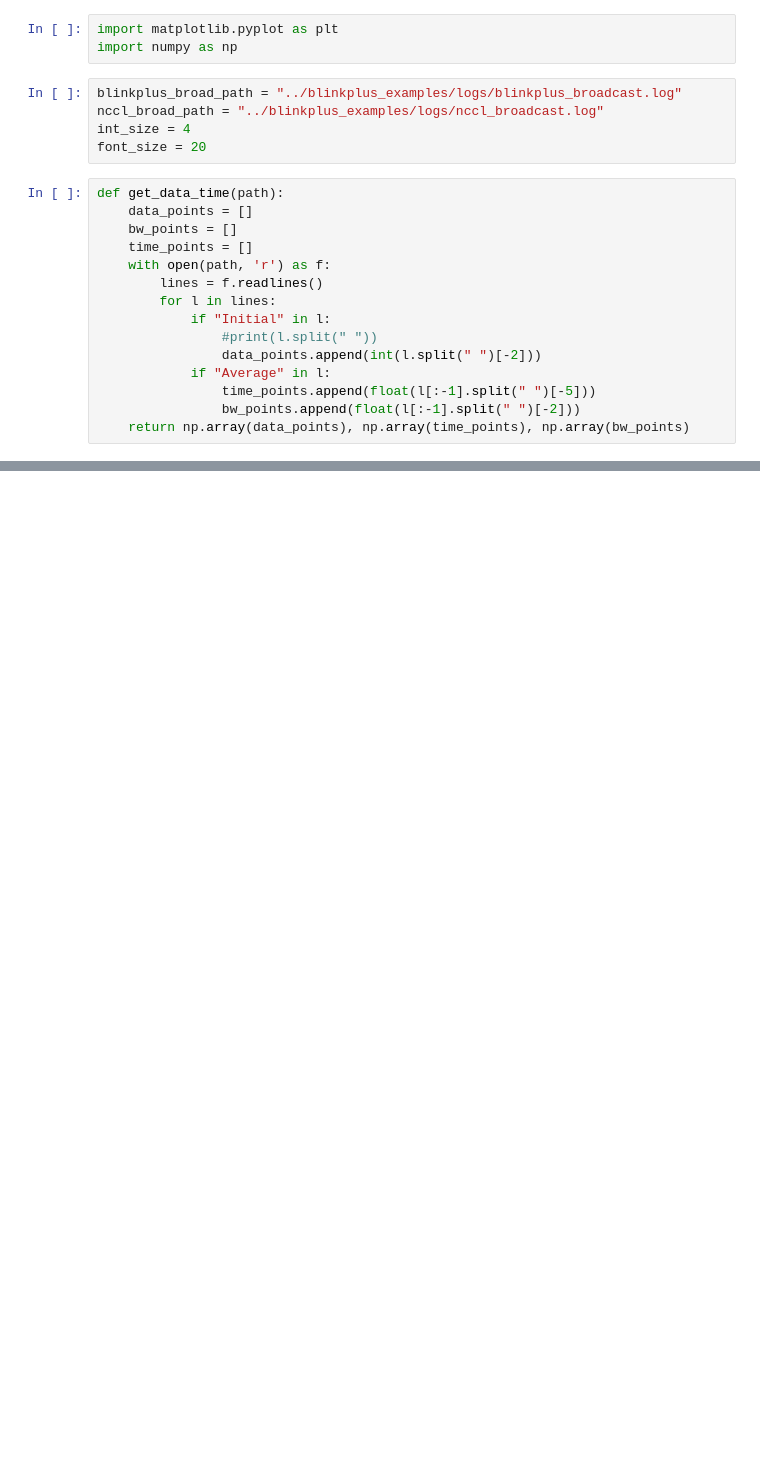
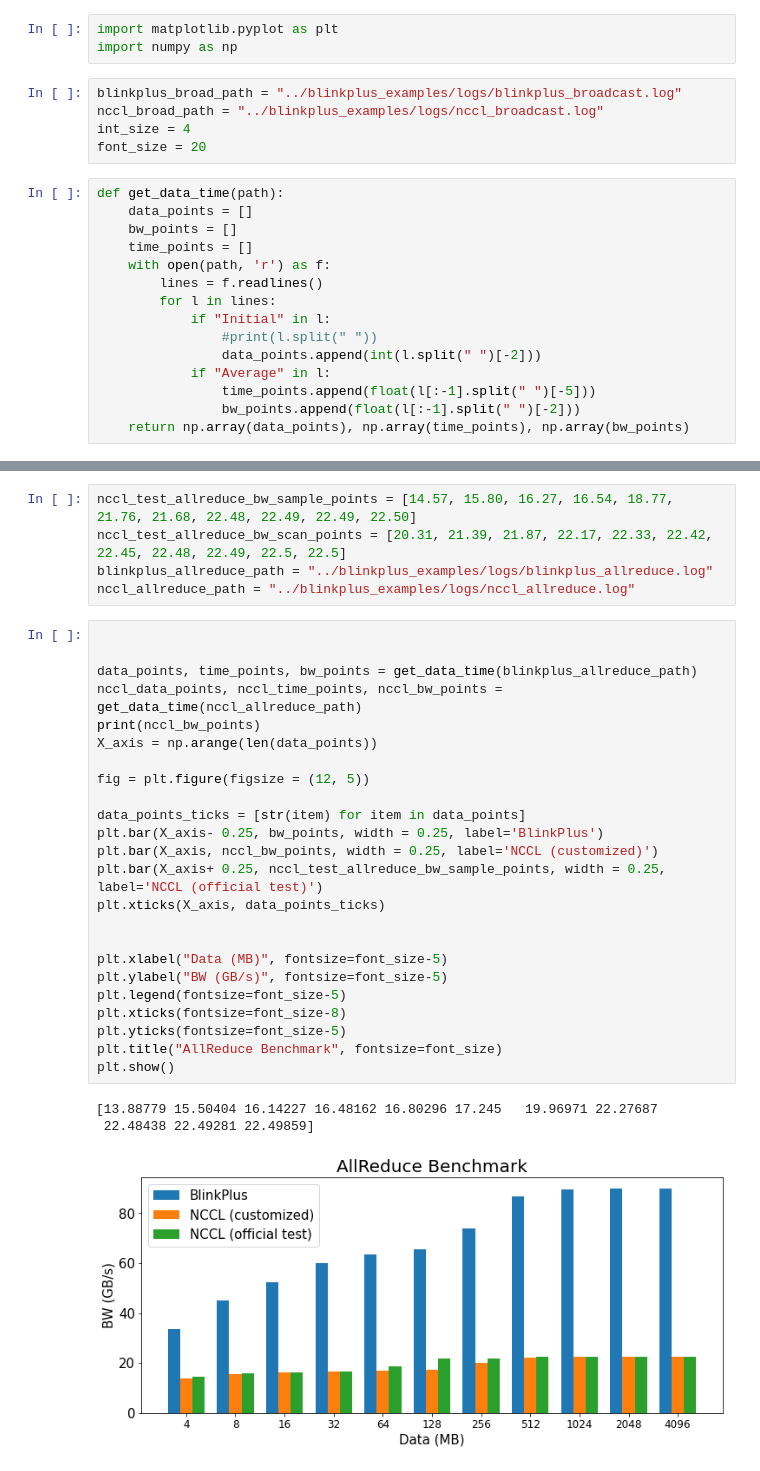
Before and after one commit to UCBerkeley-Spring2022-CS267-project/blinkplus, a Jupyter notebook: visualization/benchmark.ipynb, the cells around one changed output, grey strips where cells are left out. Cells and saved outputs as stored; diff of their text form; blank space fills up the shorter version.

```diff
--- a/visualization/benchmark.ipynb
+++ b/visualization/benchmark.ipynb
@@ -48,0 +59,33 @@ plt.show()
+# %%
+nccl_test_allreduce_bw_sample_points = [14.57, 15.80, 16.27, 16.54, 18.77, 21.76, 21.68, 22.48, 22.49, 22.49, 22.50]
+nccl_test_allreduce_bw_scan_points = [20.31, 21.39, 21.87, 22.17, 22.33, 22.42, 22.45, 22.48, 22.49, 22.5, 22.5]
+blinkplus_allreduce_path = "../blinkplus_examples/logs/blinkplus_allreduce.log"
+nccl_allreduce_path = "../blinkplus_examples/logs/nccl_allreduce.log"
+# %%
+
+
+data_points, time_points, bw_points = get_data_time(blinkplus_allreduce_path)
+nccl_data_points, nccl_time_points, nccl_bw_points = get_data_time(nccl_allreduce_path)
+print(nccl_bw_points)
+X_axis = np.arange(len(data_points))
+
+fig = plt.figure(figsize = (12, 5))
+
+data_points_ticks = [str(item) for item in data_points]
+plt.bar(X_axis- 0.25, bw_points, width = 0.25, label='BlinkPlus')
+plt.bar(X_axis, nccl_bw_points, width = 0.25, label='NCCL (customized)')
+plt.bar(X_axis+ 0.25, nccl_test_allreduce_bw_sample_points, width = 0.25, label='NCCL (official test)')
+plt.xticks(X_axis, data_points_ticks)
+
+
+plt.xlabel("Data (MB)", fontsize=font_size-5)
+plt.ylabel("BW (GB/s)", fontsize=font_size-5)
+plt.legend(fontsize=font_size-5)
+plt.xticks(fontsize=font_size-8)
+plt.yticks(fontsize=font_size-5)
+plt.title("AllReduce Benchmark", fontsize=font_size)
+plt.show()
+# %% [output]
+[13.88779 15.50404 16.14227 16.48162 16.80296 17.245   19.96971 22.27687
+ 22.48438 22.49281 22.49859]
+[figure, added]
```
Also changed, not shown: parts of 2 cells of this notebook, 4 other files.
